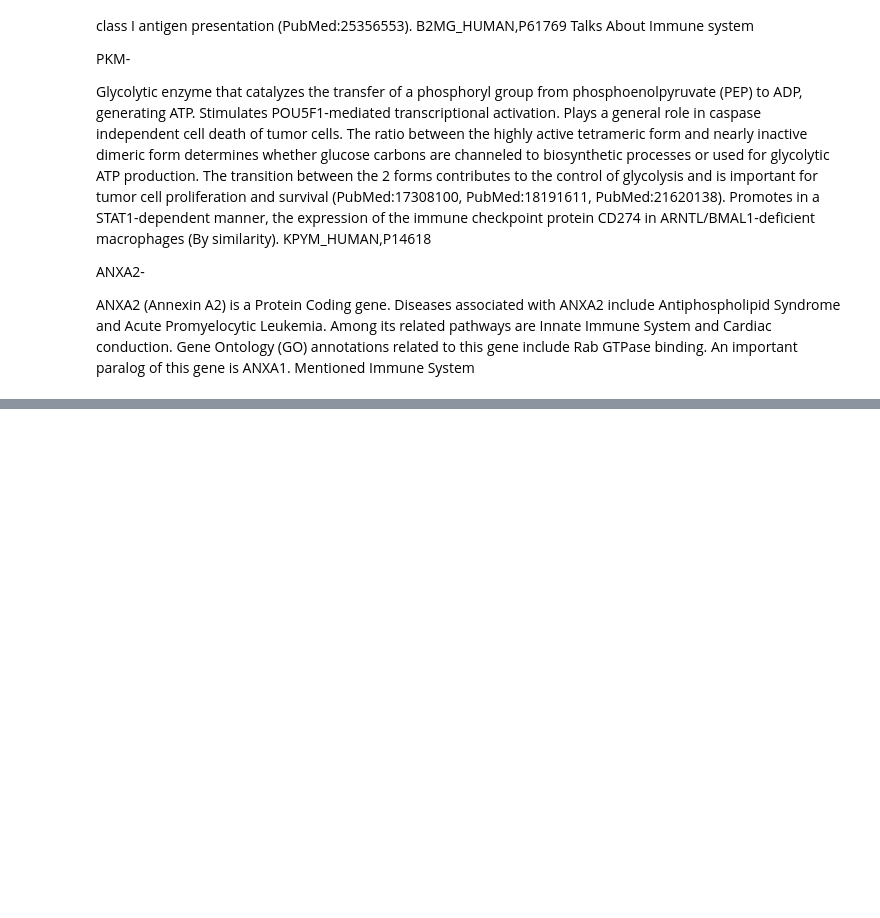
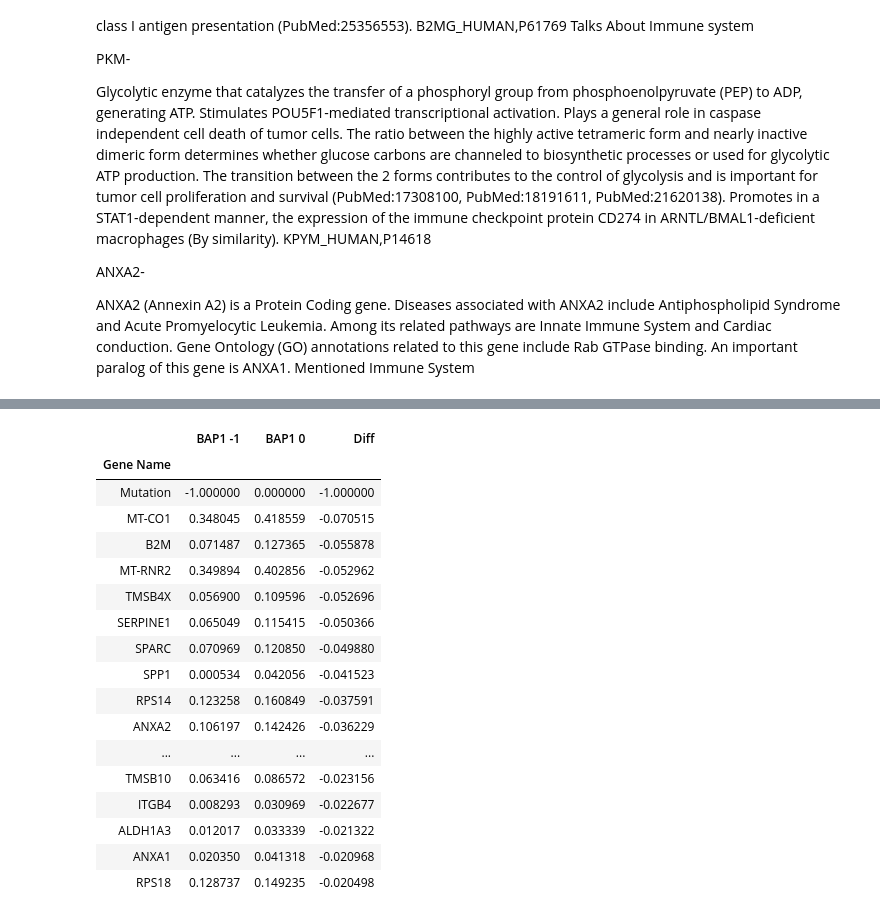
Before and after one commit to N8Grant/TripodsREU, a Jupyter notebook: scripts/PostdocAnalysis.ipynb, the cells around one changed output, grey strips where cells are left out. Cells and saved outputs as stored; diff of their text form; code cells hidden in the pictures; blank space fills up the shorter version.

```diff
--- a/scripts/PostdocAnalysis.ipynb
+++ b/scripts/PostdocAnalysis.ipynb
@@ -499,0 +502,7 @@ Mentioned Immune System
+# %%
+l = []
+for gene in list(combined_df.index):
+    m1,m2 = np.mean(combined_df.loc[gene,bap1_groups[0]].values),np.mean(combined_df.loc[gene,bap1_groups[1]].values)
+    l.append([m2,m1,m2-m1])
+mean_df = pd.DataFrame(data=l, index = combined_df.index,columns = ["BAP1 -1","BAP1 0","Diff"])
+mean_df.head()
@@ -499,0 +532,22 @@ Mentioned Immune System
+# %%
+mean_df = mean_df.sort_values("Diff",ascending=True)
+mean_df.head(20)
+# %% [output]
+|  | BAP1 -1 | BAP1 0 | Diff |
+| Gene Name |  |  |  |
+| Mutation | -1.000000 | 0.000000 | -1.000000 |
+| MT-CO1 | 0.348045 | 0.418559 | -0.070515 |
+| B2M | 0.071487 | 0.127365 | -0.055878 |
+| MT-RNR2 | 0.349894 | 0.402856 | -0.052962 |
+| TMSB4X | 0.056900 | 0.109596 | -0.052696 |
+| SERPINE1 | 0.065049 | 0.115415 | -0.050366 |
+| SPARC | 0.070969 | 0.120850 | -0.049880 |
+| SPP1 | 0.000534 | 0.042056 | -0.041523 |
+| RPS14 | 0.123258 | 0.160849 | -0.037591 |
+| ANXA2 | 0.106197 | 0.142426 | -0.036229 |
+| ... | ... | ... | ... |
+| TMSB10 | 0.063416 | 0.086572 | -0.023156 |
+| ITGB4 | 0.008293 | 0.030969 | -0.022677 |
+| ALDH1A3 | 0.012017 | 0.033339 | -0.021322 |
+| ANXA1 | 0.020350 | 0.041318 | -0.020968 |
+| RPS18 | 0.128737 | 0.149235 | -0.020498 |
```
Also changed, not shown: parts of 14 cells of this notebook, 26 other files.
